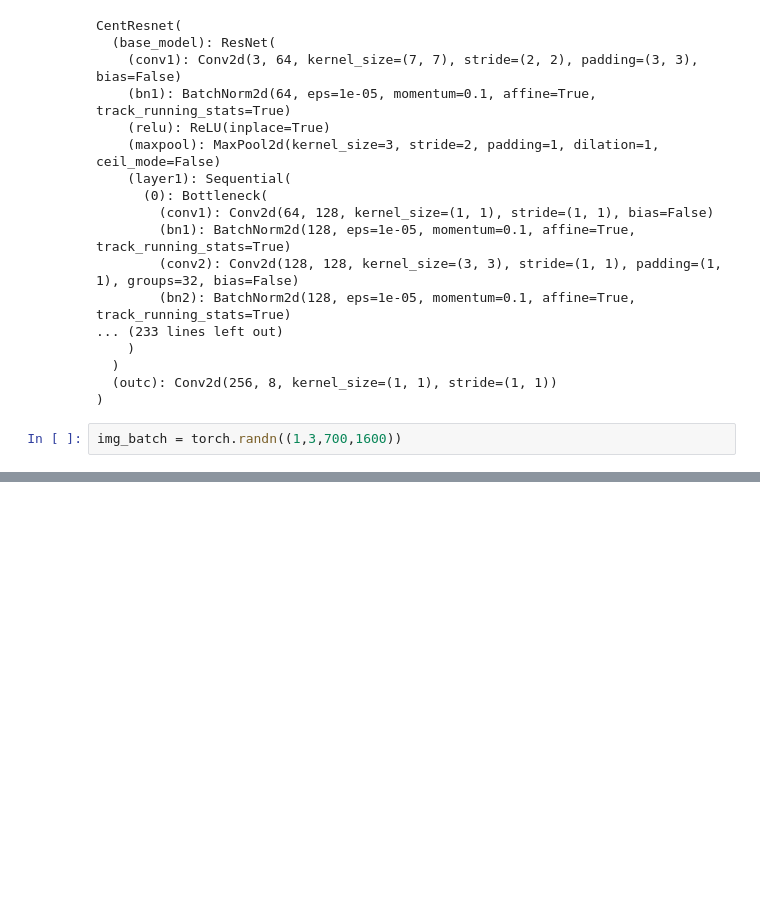
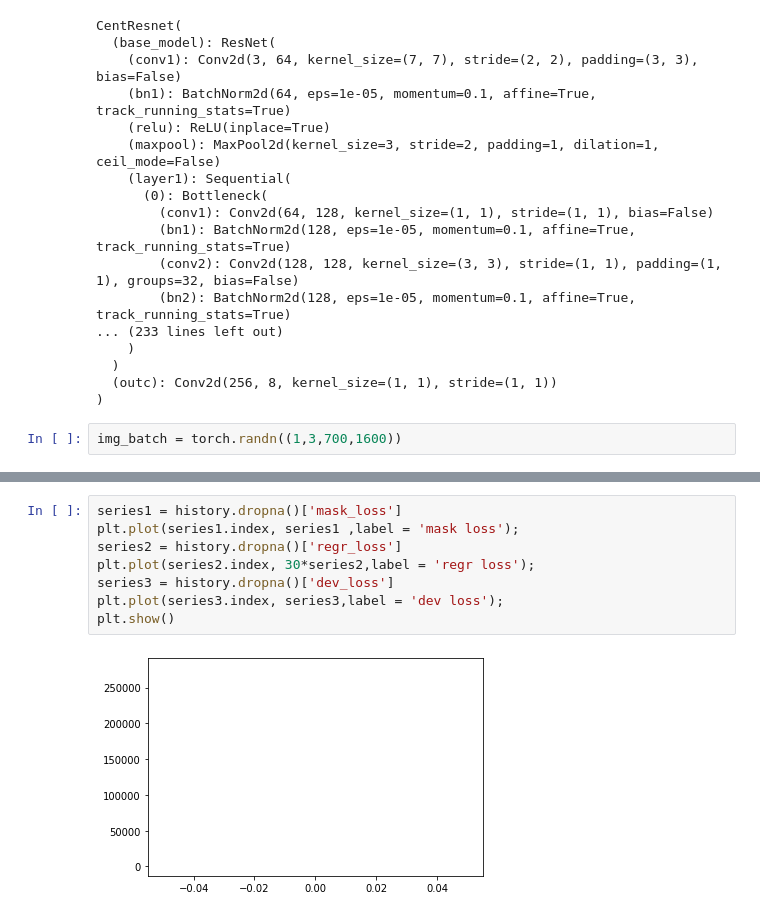
Before and after one commit to ar90n/pku-autonomous-driving, a Jupyter notebook: main.ipynb, the cells around one changed output, grey strips where cells are left out. Saved outputs shown, nothing was run; the diff lists cells and outputs as text; blank space fills up the shorter version.

```diff
--- a/main.ipynb
+++ b/main.ipynb
@@ -204,0 +278,10 @@ RuntimeError: [enforce fail at CPUAllocator.cpp:64] . DefaultCPUAllocator: can't
+# %%
+series1 = history.dropna()['mask_loss']
+plt.plot(series1.index, series1 ,label = 'mask loss');
+series2 = history.dropna()['regr_loss']
+plt.plot(series2.index, 30*series2,label = 'regr loss');
+series3 = history.dropna()['dev_loss']
+plt.plot(series3.index, series3,label = 'dev loss');
+plt.show()
+# %% [output]
+[figure, added]
```
Also changed, not shown: parts of 16 cells of this notebook, 13 other files.
